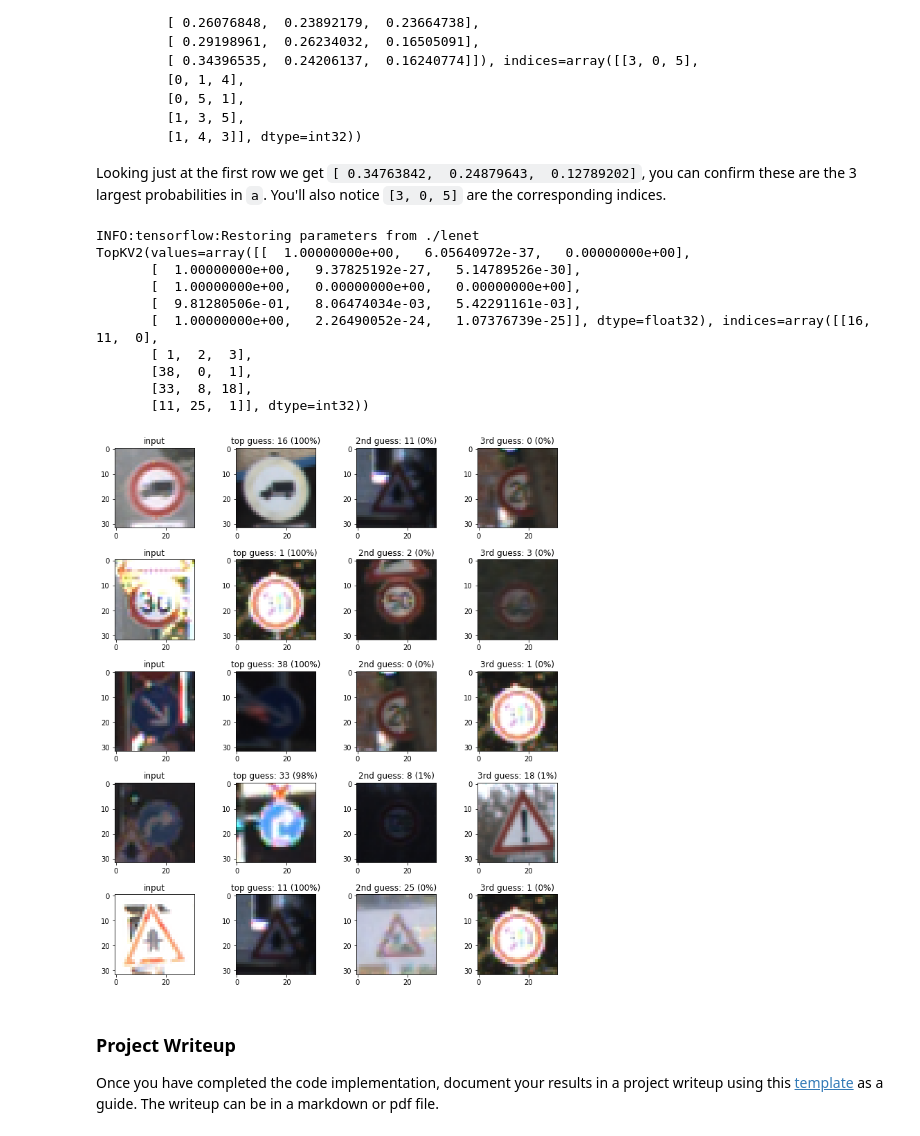
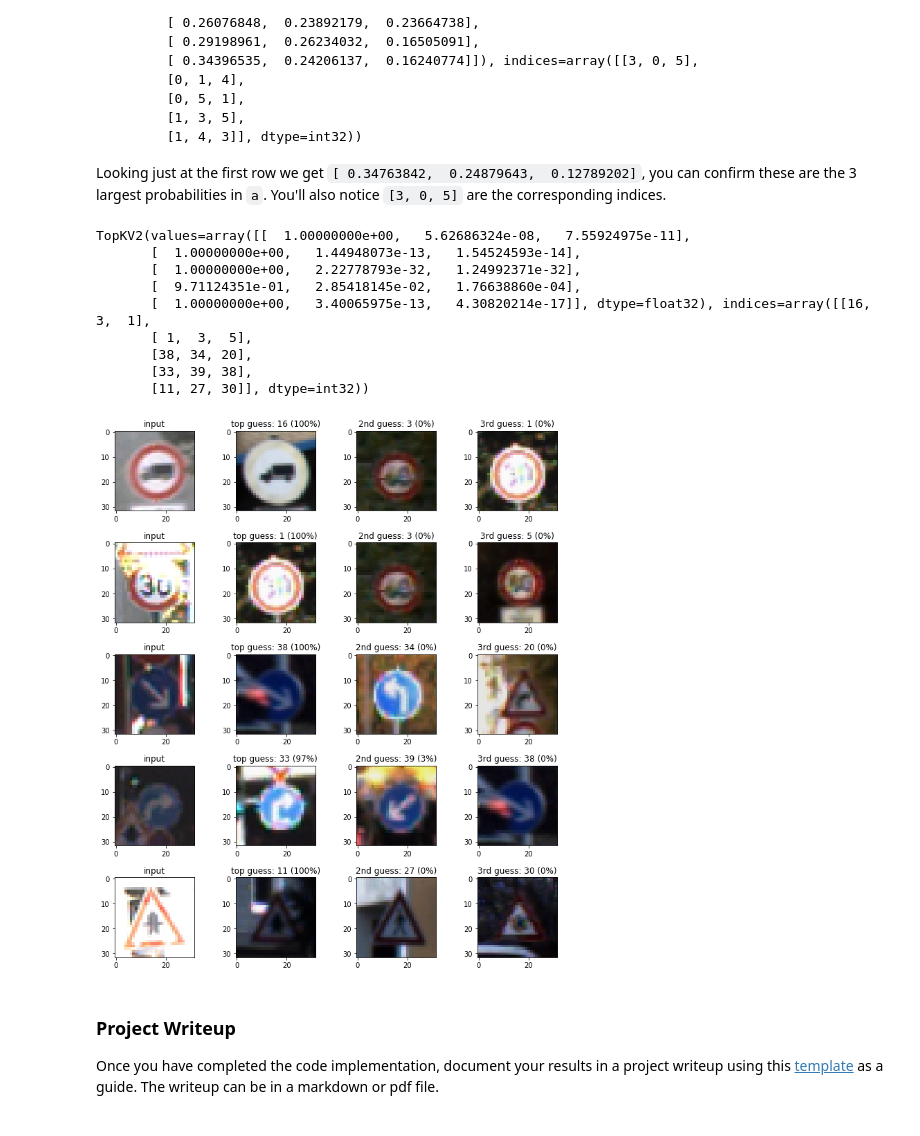
Before and after one commit to gvp-study/CarND-Traffic-Sign-Classifier-Project, a Jupyter notebook: Traffic_Sign_Classifier.ipynb, the cells around one changed output. Saved outputs shown, nothing was run; the diff lists cells and outputs as text; code cells hidden in the pictures.

```diff
--- a/Traffic_Sign_Classifier.ipynb
+++ b/Traffic_Sign_Classifier.ipynb
@@ -186,7 +206,7 @@ from tensorflow.contrib.layers import flatten
 def LeNet(x):
     # Arguments used for tf.truncated_normal, randomly defines variables for the weights and biases for each layer
     mu = 0
-    sigma = 0.1
+    sigma = 0.01
 
     # SOLUTION: Layer 1: Convolutional. Input = 32x32x3. Output = 28x28x6.
     #conv1_W = tf.Variable(tf.truncated_normal(shape=(5, 5, 3, 6), mean = mu, stddev = sigma))
@@ -285,11 +305,12 @@ def evaluate(X_data, y_data):
 ### Train the model
 ###
 EPOCHS = 20
-BATCH_SIZE = 64
+BATCH_SIZE = 32
 from random import shuffle
 
 with tf.Session() as sess:
-    sess.run(tf.global_variables_initializer())
+    #sess.run(tf.global_variables_initializer())
+    sess.run(tf.initialize_all_variables())
     num_examples = len(X_train)
 
     print("Training...")
@@ -363,7 +383,7 @@ X_examples = []
 y_examples = [16, 1, 38, 33, 11]
 
 for file in example_file_list:
-    img = Image.open('exa/' + file)
+    img = Image.open('examples/' + file)
     img32 = img.resize((32, 32), Image.ANTIALIAS)
     img32_arr = np.asarray(img32)
     X_examples.append(img32_arr)
@@ -391,7 +411,8 @@ for i in range(5):
 ### Feel free to use as many code cells as needed.
 
 with tf.Session() as sess:
-    sess.run(tf.global_variables_initializer())
+    #sess.run(tf.global_variables_initializer())
+    sess.run(tf.initialize_all_variables())
     saver3 = tf.train.import_meta_graph('./lenet.meta')
     saver3.restore(sess, "./lenet")
     accuracy = evaluate(X_examples, y_examples)
@@ -452,45 +472,45 @@ softmax_logits = tf.nn.softmax(logits)
 top_k = tf.nn.top_k(softmax_logits, k=3)
 
 
 with tf.Session() as sess:
-    sess.run(tf.global_variables_initializer())
+    #sess.run(tf.global_variables_initializer())
+    sess.run(tf.initialize_all_variables())
     saver = tf.train.import_meta_graph('./lenet.meta')
     saver.restore(sess, "./lenet")
     softmax_logits = sess.run(softmax_logits, feed_dict={x: X_examples})
     top_k = sess.run(top_k, feed_dict={x: X_examples})
     print(top_k)
 
     fig, axs = plt.subplots(len(X_examples),4, figsize=(12, 14))
     fig.subplots_adjust(hspace = .4, wspace=.2)
     axs = axs.ravel()
 
     for i, image in enumerate(X_examples):
         axs[4*i].imshow(image)
         axs[4*i].set_title('input')
         guess1 = top_k[1][i][0]
         index1 = np.argwhere(y_valid == guess1)[0]
         axs[4*i+1].imshow(X_valid[index1].squeeze())
         axs[4*i+1].set_title('top guess: {} ({:.0f}%)'.format(guess1, 100*top_k[0][i][0]))
         guess2 = top_k[1][i][1]
         index2 = np.argwhere(y_valid == guess2)[0]
         axs[4*i+2].imshow(X_valid[index2].squeeze())
         axs[4*i+2].set_title('2nd guess: {} ({:.0f}%)'.format(guess2, 100*top_k[0][i][1]))
         guess3 = top_k[1][i][2]
         index3 = np.argwhere(y_valid == guess3)[0]
         axs[4*i+3].imshow(X_valid[index3].squeeze())
         axs[4*i+3].set_title('3rd guess: {} ({:.0f}%)'.format(guess3, 100*top_k[0][i][2]))
 # %% [output]
-INFO:tensorflow:Restoring parameters from ./lenet
-TopKV2(values=array([[  1.00000000e+00,   6.05640972e-37,   0.00000000e+00],
-       [  1.00000000e+00,   9.37825192e-27,   5.14789526e-30],
-       [  1.00000000e+00,   0.00000000e+00,   0.00000000e+00],
-       [  9.81280506e-01,   8.06474034e-03,   5.42291161e-03],
-       [  1.00000000e+00,   2.26490052e-24,   1.07376739e-25]], dtype=float32), indices=array([[16, 11,  0],
-       [ 1,  2,  3],
-       [38,  0,  1],
-       [33,  8, 18],
-       [11, 25,  1]], dtype=int32))
+TopKV2(values=array([[  1.00000000e+00,   5.62686324e-08,   7.55924975e-11],
+       [  1.00000000e+00,   1.44948073e-13,   1.54524593e-14],
+       [  1.00000000e+00,   2.22778793e-32,   1.24992371e-32],
+       [  9.71124351e-01,   2.85418145e-02,   1.76638860e-04],
+       [  1.00000000e+00,   3.40065975e-13,   4.30820214e-17]], dtype=float32), indices=array([[16,  3,  1],
+       [ 1,  3,  5],
+       [38, 34, 20],
+       [33, 39, 38],
+       [11, 27, 30]], dtype=int32))
-[figure, old version]
+[figure, new version]
 # %% [markdown]
 ### Project Writeup
 
```
Also changed, not shown: parts of 5 cells of this notebook.
